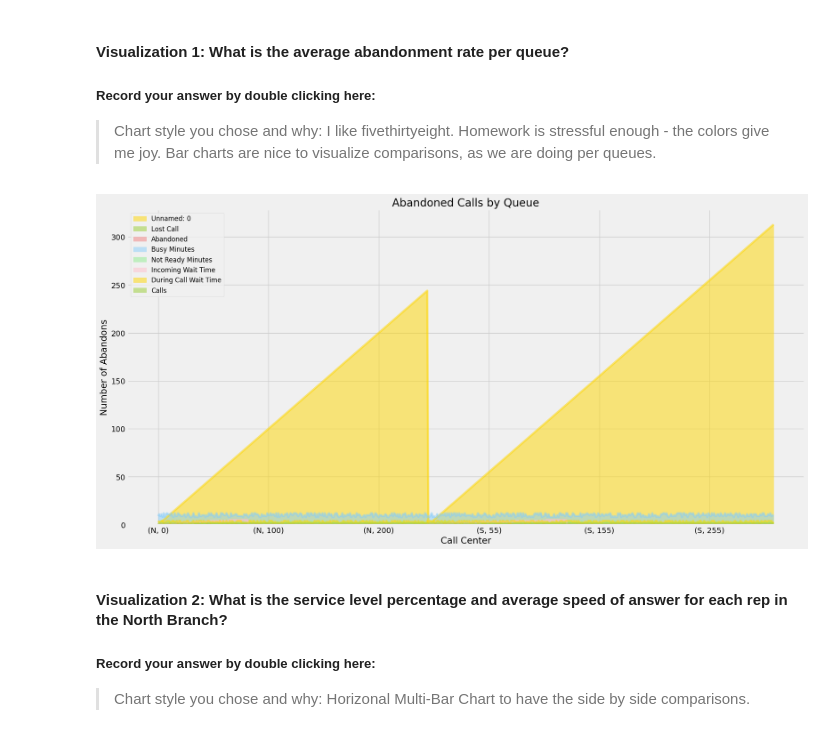
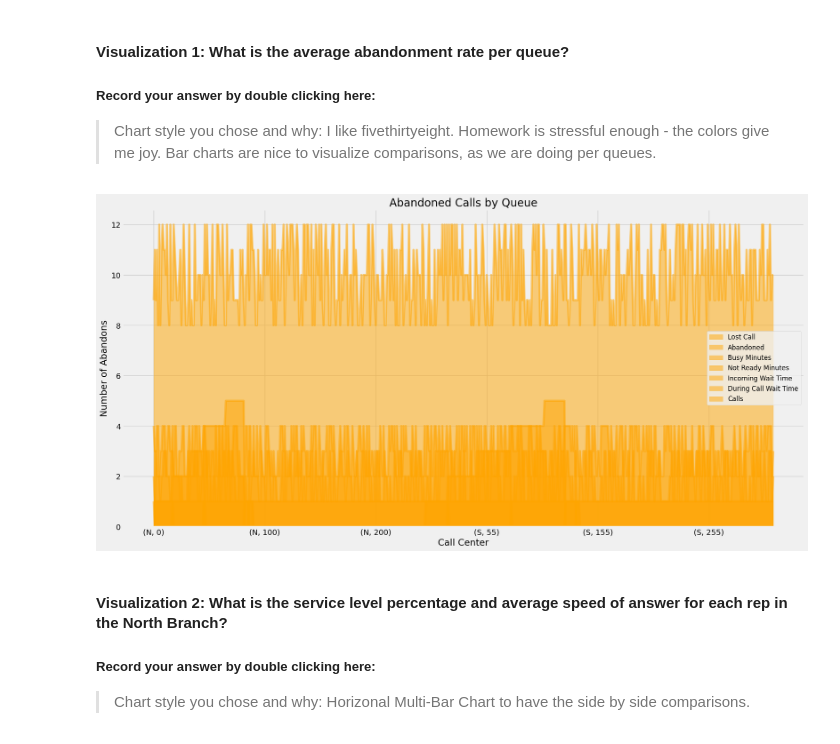
Before and after one commit to Hockeystyx/call-center-cleanup-assignment, a Jupyter notebook: Call_Center_Cleanup.ipynb, the cells around one changed output. Cells and saved outputs as stored; diff of their text form; code cells hidden in the pictures.

```diff
--- a/Call_Center_Cleanup.ipynb
+++ b/Call_Center_Cleanup.ipynb
@@ -36,8 +36,8 @@ import numpy as np
 import matplotlib.pyplot as plt
 
 # Create two new dataframes
-north_df = pd.read_csv('NorthCallCenter.csv')
-south_df = pd.read_csv('SouthCallCenter.csv')
+north_df = pd.read_csv('NorthCallCenter.csv', index_col=[0])
+south_df = pd.read_csv('SouthCallCenter.csv', index_col=[0])
 # %% [markdown]
 <span style="background-color:orangered; color:orangered;">- - - - - - - - - - - - - - - - - - - - - - - - - - - - - - - - - - - - - - - - - - - - - - - - - - - - - - - - - - - - - - - - - - - - - - - - - - - - - - - - - - - - - - - - -</span>
 # %%
@@ -737,35 +734,35 @@ Create a visualization for each of the following questions. Some of the code to
 # Import any additional libraries needed with alias
 
 import pandas as pd
 import numpy as np
 import seaborn as sb
 import matplotlib.pyplot as plt
 from matplotlib import style
 # setting style for graphs
 style.use('fivethirtyeight')
 plt.rcParams['figure.figsize'] = (20,10)
 
 
 # The dictionary abandonment_rates has the data you need.
 abandonment_rates = {}
 queues = ["A", "B", "C", "D"]
 queue_dict = df_keys.groupby("Queue").agg("sum")
 for i in range(4):
     abandonment_rates[queues[i]] = queue_dict["Abandoned"][i] / queue_dict["Calls"][i]
 
 #Your Code Here:
-df_keys.plot(kind = 'area', stacked = False, color = colors)
+df_keys.plot(kind = 'area', stacked = False, color = 'orange')
 plt.title('Abandoned Calls by Queue',color = 'black')
 plt.xlabel('Call Center',color = 'black')
 plt.ylabel('Number of Abandons',color = 'black')
 plt.legend(fontsize = 12)
 plt.xticks(color = 'black')
 plt.yticks(color = 'black')
 plt.savefig('area_unstacked.png')
 
 plt.show()
 # %% [output]
-[figure, old version]
+[figure, new version]
 # %% [markdown]
 #### Visualization 2: What is the service level percentage and average speed of answer for each rep in the North Branch?
 ##### Record your answer by double clicking here:
```
Also changed, not shown: parts of 23 cells of this notebook, 1 other file.
